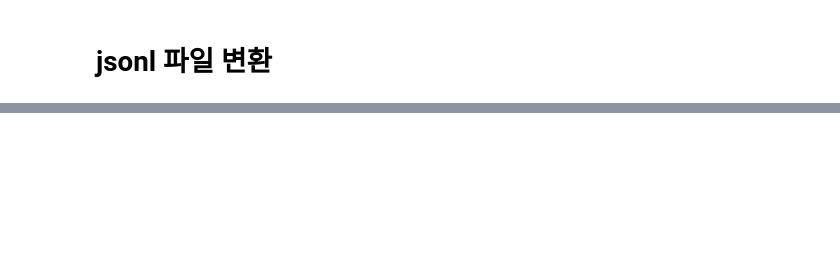
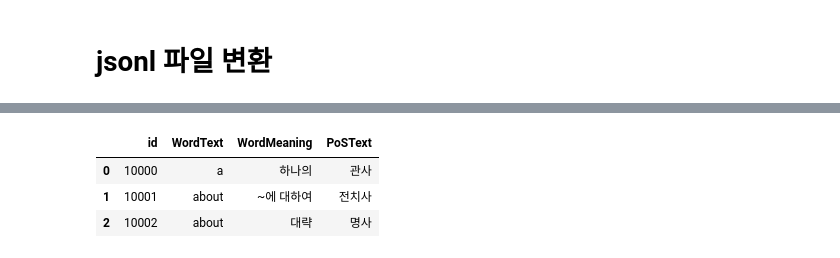
Before and after one commit to tiagyu/WeaversMind, a Jupyter notebook: Word/ExampleSentence_Word/Elem/ExampleSentence_Prompt.ipynb, the cells around one changed output, grey strips where cells are left out. Drawn from its saved outputs; the diff is of its cells as text; code cells hidden in the pictures; blank space fills up the shorter version.

```diff
--- a/Word/ExampleSentence_Word/Elem/ExampleSentence_Prompt.ipynb
+++ b/Word/ExampleSentence_Word/Elem/ExampleSentence_Prompt.ipynb
@@ -176,0 +201,9 @@ def VocaQuizMake(data, output_filename):
+# %%
+df = df.rename({"품사" : "PoSText",
+                "voca NO" : "id"}, axis=1)
+df.head(3)
+# %% [output]
+|  | id | WordText | WordMeaning | PoSText |
+| 0 | 10000 | a | 하나의 | 관사 |
+| 1 | 10001 | about | ~에 대하여 | 전치사 |
+| 2 | 10002 | about | 대략 | 명사 |
```
Also changed, not shown: parts of 9 cells of this notebook.
